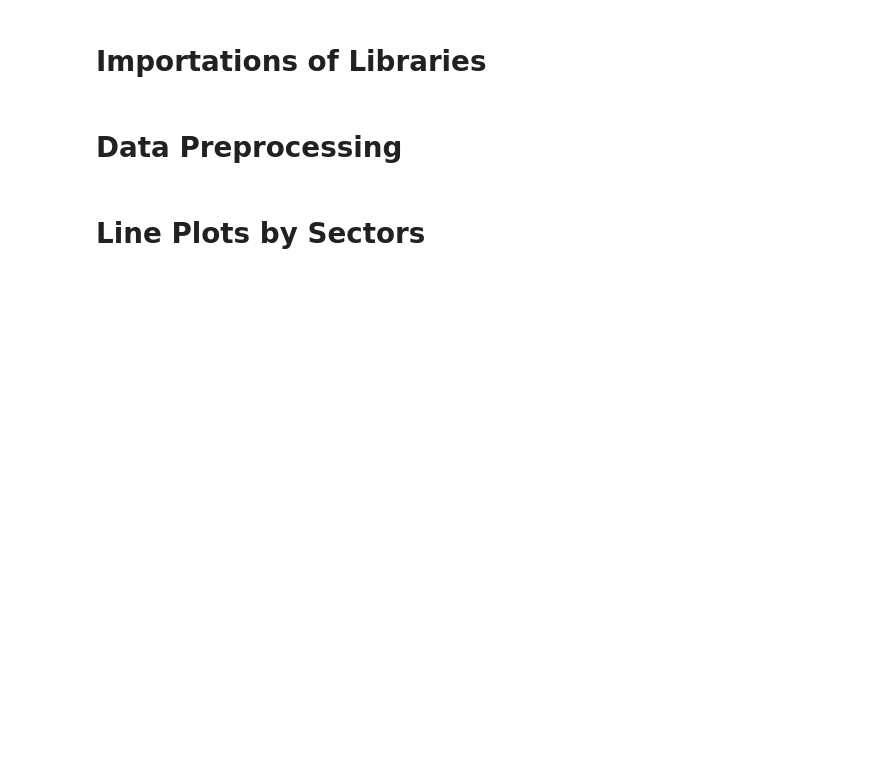
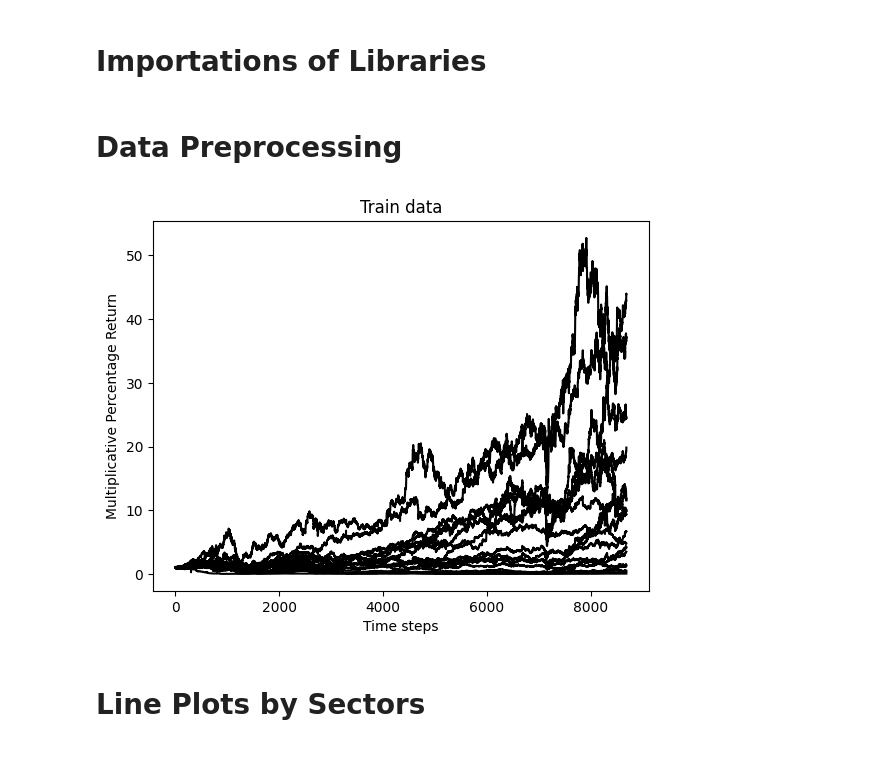
Before and after one commit to DataJakob/BBAN5000-Master-Thesis, a Jupyter notebook: Results/eda.ipynb, the cells around one changed output. Saved outputs shown, nothing was run; the diff lists cells and outputs as text; code cells hidden in the pictures; blank space fills up the shorter version.

```diff
--- a/Results/eda.ipynb
+++ b/Results/eda.ipynb
@@ -66,5 +66,13 @@ new_dft2 = new_df2.T
 new_dft2["Mean"] = mean_list
 new_dft2["Std"] = std_list
 new_dft2["ESG"] = esg_scores
+# %%
+plt.plot(np.cumprod(train+1), color="black", label="Securities")
+plt.xlabel("Time steps")
+plt.ylabel("Multiplicative Percentage Return")
+plt.title("Train data")
+plt.show()
+# %% [output]
+[figure, added]
 # %% [markdown]
 <h1> Line Plots by Sectors <h1>
```
Also changed, not shown: parts of 4 cells of this notebook, 12 other files.
